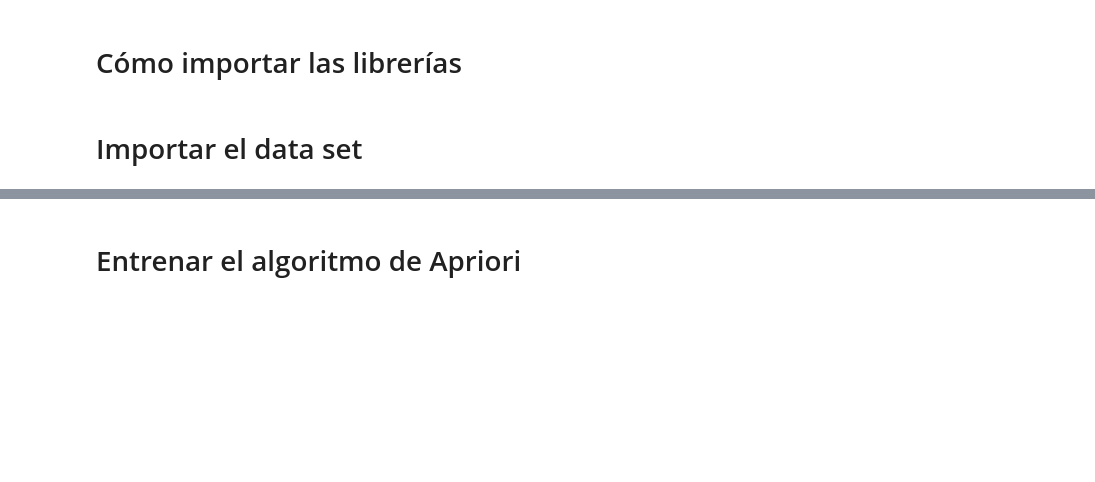
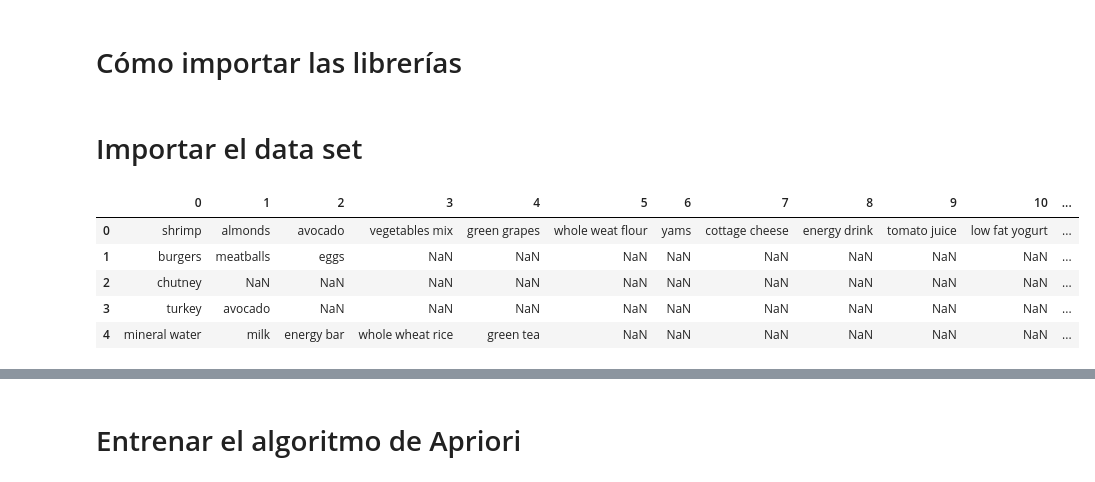
Before and after one commit to pacomm5/Plantillas, a Jupyter notebook: APRIORI.ipynb, the cells around one changed output, grey strips where cells are left out. Cells and saved outputs as stored; diff of their text form; code cells hidden in the pictures; blank space fills up the shorter version.

```diff
--- a/APRIORI.ipynb
+++ b/APRIORI.ipynb
@@ -34,7 +53,15 @@ import pandas as pd
 # %% [markdown]
 # Importar el data set
 # %%
-dataset = pd.read_csv('/content/machinelearning-az/datasets/Part 5 - Association Rule Learning/Section 28 - Apriori/Apriori_Python/Market_Basket_Optimisation.csv')
-transactions = []
-for i in range(0, 7501):
-    transactions.append([str(dataset.values[i, j]) for j in range(0,20)])
+dataset = pd.read_csv("/content/machinelearning-az/datasets/Part 5 - Association Rule Learning/Section 28 - Apriori/Apriori_Python/Market_Basket_Optimisation.csv", header=None)
+# 20 columnas y 7501 filas. NO tiene header. 7501 cestas de la compra. y 20 artículos.
+# como vemos el primero se ha llevado de todo....
+# %%
+dataset.head(5)
+# %% [output]
+|  | 0 | 1 | 2 | 3 | 4 | 5 | 6 | 7 | 8 | 9 | 10 | ... |
+| 0 | shrimp | almonds | avocado | vegetables mix | green grapes | whole weat flour | yams | cottage cheese | energy drink | tomato juice | low fat yogurt | ... |
+| 1 | burgers | meatballs | eggs | NaN | NaN | NaN | NaN | NaN | NaN | NaN | NaN | ... |
+| 2 | chutney | NaN | NaN | NaN | NaN | NaN | NaN | NaN | NaN | NaN | NaN | ... |
+| 3 | turkey | avocado | NaN | NaN | NaN | NaN | NaN | NaN | NaN | NaN | NaN | ... |
+| 4 | mineral water | milk | energy bar | whole wheat rice | green tea | NaN | NaN | NaN | NaN | NaN | NaN | ... |
```
Also changed, not shown: parts of 13 cells of this notebook.
